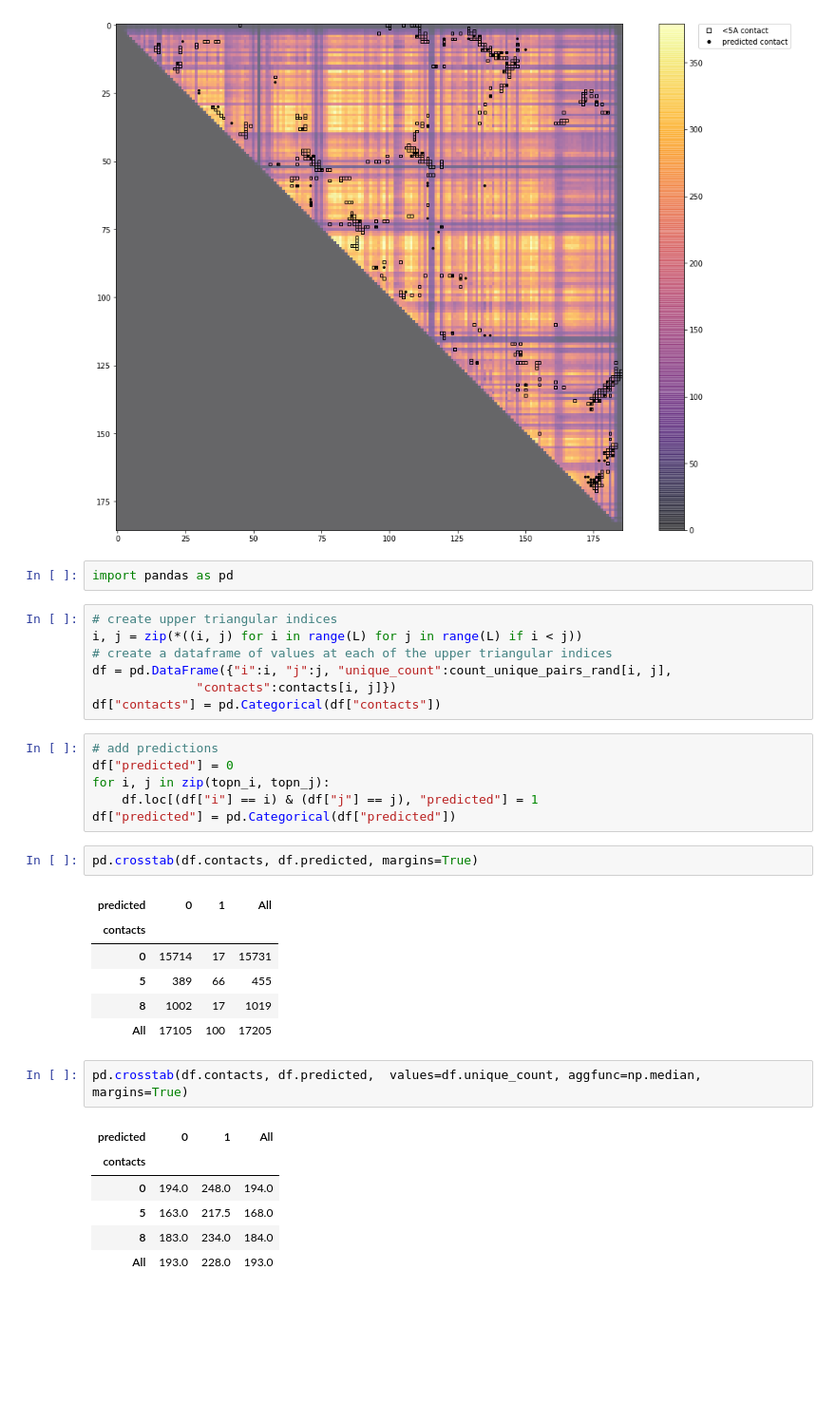
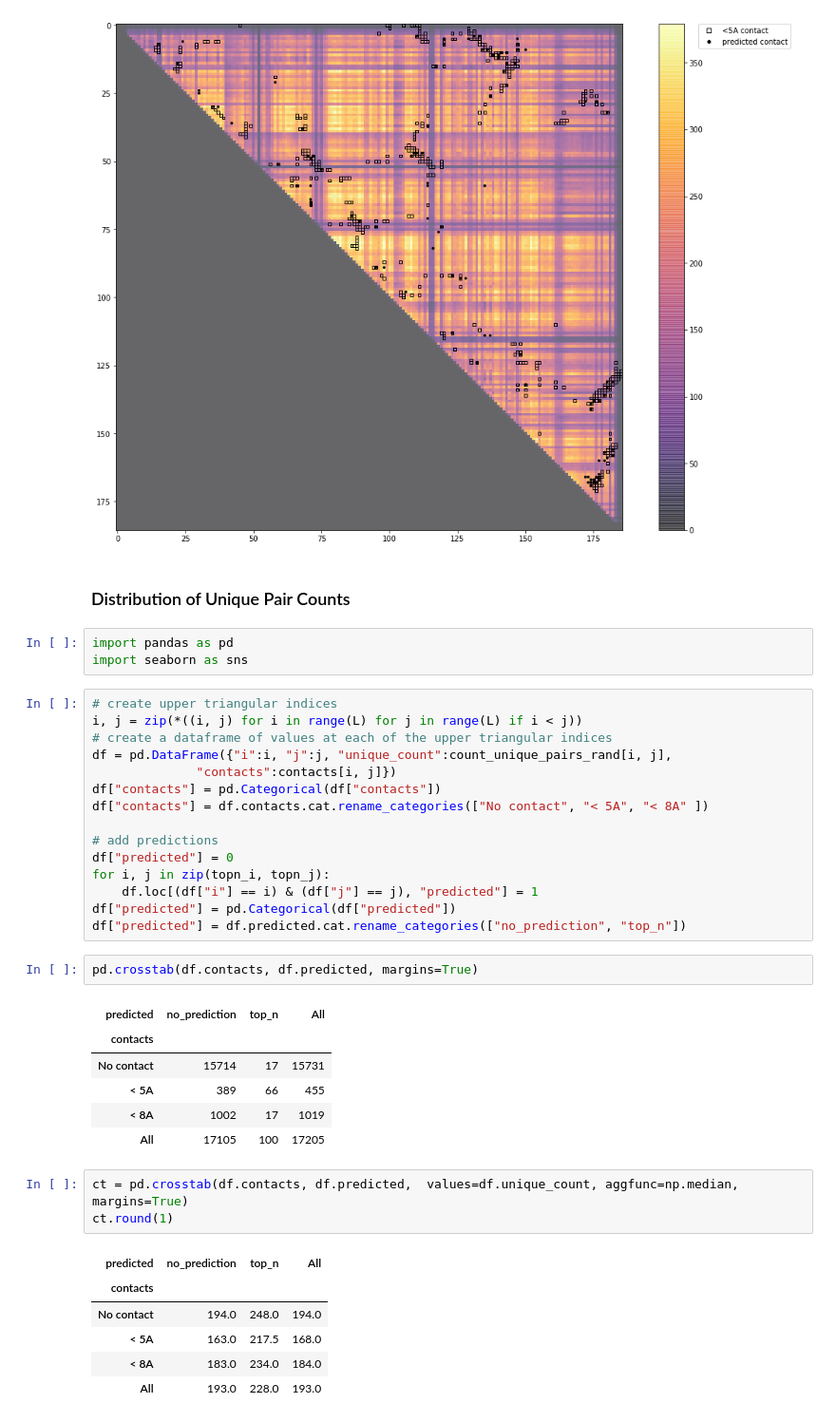
Before and after one commit to sameerd/Romerolab, a Jupyter notebook: projects/PCA_to_DCA/notebooks/mfDCA_random_double_mutant_counts.ipynb, the cells around one changed output. Shown: that part at 95% size. Saved outputs shown, nothing was run; the diff lists cells and outputs as text; blank space fills up the shorter version.

```diff
--- a/projects/PCA_to_DCA/notebooks/mfDCA_random_double_mutant_counts.ipynb
+++ b/projects/PCA_to_DCA/notebooks/mfDCA_random_double_mutant_counts.ipynb
@@ -266,8 +258,11 @@ fig.colorbar(im)
 # %% [output]
 <matplotlib.colorbar.Colorbar at 0x...>
 [figure]
+# %% [markdown]
+### Distribution of Unique Pair Counts <a id="paircountdist" />
 # %%
 import pandas as pd
+import seaborn as sns
 # %%
 # create upper triangular indices
 i, j = zip(*((i, j) for i in range(L) for j in range(L) if i < j))
@@ -275,27 +270,30 @@ i, j = zip(*((i, j) for i in range(L) for j in range(L) if i < j))
 df = pd.DataFrame({"i":i, "j":j, "unique_count":count_unique_pairs_rand[i, j],
               "contacts":contacts[i, j]})
 df["contacts"] = pd.Categorical(df["contacts"])
+df["contacts"] = df.contacts.cat.rename_categories(["No contact", "< 5A", "< 8A" ])
+
+# add predictions
+df["predicted"] = 0
+for i, j in zip(topn_i, topn_j):
+    df.loc[(df["i"] == i) & (df["j"] == j), "predicted"] = 1
+df["predicted"] = pd.Categorical(df["predicted"])
+df["predicted"] = df.predicted.cat.rename_categories(["no_prediction", "top_n"])
-# %%
-# add predictions
-df["predicted"] = 0
-for i, j in zip(topn_i, topn_j):
-    df.loc[(df["i"] == i) & (df["j"] == j), "predicted"] = 1
-df["predicted"] = pd.Categorical(df["predicted"])
 # %%
 pd.crosstab(df.contacts, df.predicted, margins=True)
 # %% [output]
-| predicted | 0 | 1 | All |
+| predicted | no_prediction | top_n | All |
 | contacts |  |  |  |
-| 0 | 15714 | 17 | 15731 |
-| 5 | 389 | 66 | 455 |
-| 8 | 1002 | 17 | 1019 |
+| No contact | 15714 | 17 | 15731 |
+| < 5A | 389 | 66 | 455 |
+| < 8A | 1002 | 17 | 1019 |
 | All | 17105 | 100 | 17205 |
 # %%
-pd.crosstab(df.contacts, df.predicted,  values=df.unique_count, aggfunc=np.median, margins=True)
+ct = pd.crosstab(df.contacts, df.predicted,  values=df.unique_count, aggfunc=np.median, margins=True)
+ct.round(1)
 # %% [output]
-| predicted | 0 | 1 | All |
+| predicted | no_prediction | top_n | All |
 | contacts |  |  |  |
-| 0 | 194.0 | 248.0 | 194.0 |
-| 5 | 163.0 | 217.5 | 168.0 |
-| 8 | 183.0 | 234.0 | 184.0 |
+| No contact | 194.0 | 248.0 | 194.0 |
+| < 5A | 163.0 | 217.5 | 168.0 |
+| < 8A | 183.0 | 234.0 | 184.0 |
 | All | 193.0 | 228.0 | 193.0 |
```
Also changed, not shown: parts of 8 cells of this notebook.
